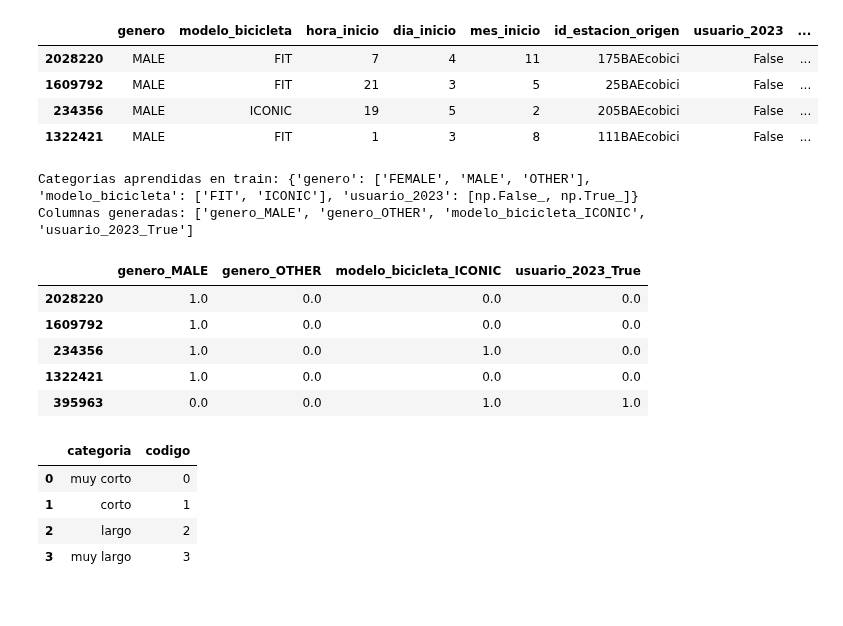
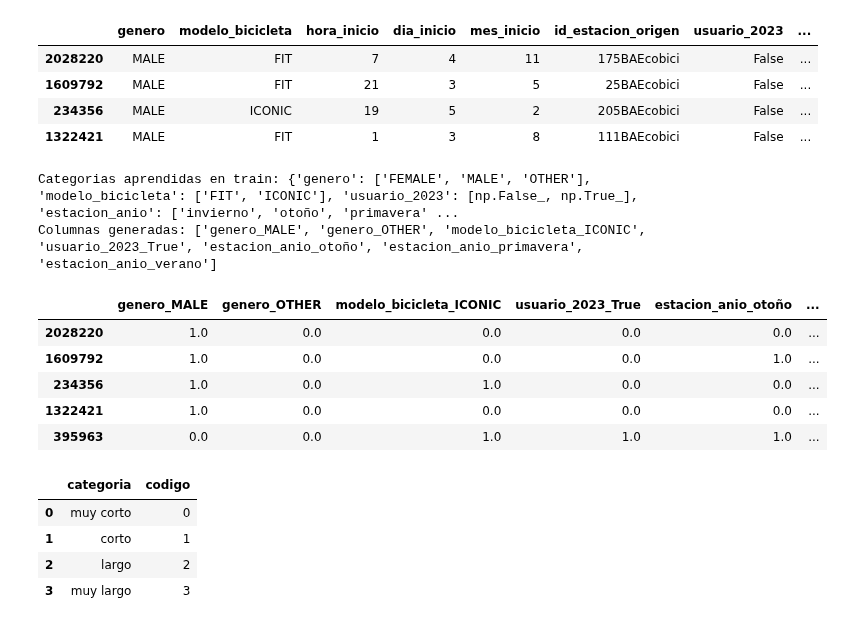
Before and after one commit to brigere/data-anlysis-ceia, a Jupyter notebook: tp_final_2026.ipynb, the cells around one changed output. Saved outputs shown, nothing was run; the diff lists cells and outputs as text; code cells hidden in the pictures.

```diff
--- a/tp_final_2026.ipynb
+++ b/tp_final_2026.ipynb
@@ -640,4 +983,14 @@ Dato curioso observado en combinaciones: 10 de las 20 combinaciones más frecuen
 df_recorridos["hora_inicio"] = df_recorridos["fecha_origen_recorrido"].dt.hour    # 0-23
 df_recorridos["dia_inicio"] = df_recorridos["fecha_origen_recorrido"].dt.dayofweek  # 0-6 (0 = lunes, 6 = domingo)
 df_recorridos["mes_inicio"] = df_recorridos["fecha_origen_recorrido"].dt.month    # 1-12
+
+mes_dia = df_recorridos["mes_inicio"] * 100 + df_recorridos["fecha_origen_recorrido"].dt.day   # 21 de marzo -> 321
+condiciones = [
+    (mes_dia >= 1221) | (mes_dia < 321),    # verano
+    (mes_dia >= 321) & (mes_dia < 621),     # otoño
+    (mes_dia >= 621) & (mes_dia < 921),     # invierno
+    (mes_dia >= 921) & (mes_dia < 1221),    # primavera
+]
+estaciones_anio = ["verano", "otoño", "invierno", "primavera"]
+df_recorridos["estacion_anio"] = pd.Categorical(np.select(condiciones, estaciones_anio, default=None), categories=estaciones_anio)
 # %%
@@ -804,7 +1184,7 @@ def eta_cuadrado(grupos):
 
 asociaciones = {}
 # numérica - nominal: eta cuadrado (0 a 1)
-for col in ["genero", "hora_inicio", "dia_inicio", "mes_inicio"]:
+for col in ["genero", "hora_inicio", "dia_inicio", "mes_inicio", "estacion_anio"]:
     asociaciones[col] = ("eta cuadrado", eta_cuadrado(df_recorridos[col].cat.add_categories("sin dato").fillna("sin dato") if col == "genero" else df_recorridos[col]))
 # numérica - numérica: Pearson (se reporta el valor absoluto para poder comparar la fuerza)
 for col in ["lat_estacion_origen", "long_estacion_origen"]:
@@ -851,7 +1232,8 @@ Sobre `id_usuario`: variable a eliminar, el id no tiene una utilidad.
 # el target (duracion_categoria) se crea después del split, con umbrales calculados solo en train:
 # por ahora se separa la duración en minutos
 target = ["duracion_recorrido_min"]
-features = ["genero", "modelo_bicicleta", "hora_inicio", "dia_inicio", "mes_inicio", "id_estacion_origen", "usuario_2023", "long_estacion_origen", "lat_estacion_origen"]
+features = ["genero", "modelo_bicicleta", "hora_inicio", "dia_inicio", "mes_inicio", "id_estacion_origen",
+            "usuario_2023", "long_estacion_origen", "lat_estacion_origen", "estacion_anio"]
 
 # observación: no se agregan columnas de id's (id_estacion_origen, id_usuario) ya que no aportan informacion para el modelo
 # y ademas son variables categoricas con muchas categorias, lo que puede afectar el rendimiento del modelo
@@ -1213,33 +1598,33 @@ X_train.head(4)
 # %%
 from sklearn.preprocessing import OneHotEncoder
 
 # features que necesitan ser codificadas: genero, modelo_bicicleta, usuario_2023
 # id_estacion_origen no se codifica: los ids no son utiles (alta cardinalidad, ver seccion de seleccion de features)
-cols_ohe = ["genero", "modelo_bicicleta", "usuario_2023"]
+cols_ohe = ["genero", "modelo_bicicleta", "usuario_2023", "estacion_anio"]
 
 # decidimos usar one-hot encoding ya que la cardinalidad es baja, no es ordinal, y no tenemos muchas features
 # drop="first" => remueve la columna redundante de cada variable (evita multicolinealidad en modelos lineales)
 # handle_unknown="ignore" => una categoria no vista en train queda con todos ceros en lugar de dar error
 # sparse_output=False => devuelve un array denso (aca son pocas columnas, y asi se puede ver como DataFrame)
 ohe = OneHotEncoder(drop="first", handle_unknown="ignore", sparse_output=False).set_output(transform="pandas")
 
 # el encoder aprende las categorias solo con train y se aplica igual a test (sin fuga de informacion)
 ohe.fit(X_train[cols_ohe])
 X_train_ohe = ohe.transform(X_train[cols_ohe])
 X_test_ohe = ohe.transform(X_test[cols_ohe])
 
 print("Categorias aprendidas en train:", {c: list(cats) for c, cats in zip(cols_ohe, ohe.categories_)})
 print("Columnas generadas:", list(X_train_ohe.columns))
 X_train_ohe.head()
 # %% [output]
-Categorias aprendidas en train: {'genero': ['FEMALE', 'MALE', 'OTHER'], 'modelo_bicicleta': ['FIT', 'ICONIC'], 'usuario_2023': [np.False_, np.True_]}
-Columnas generadas: ['genero_MALE', 'genero_OTHER', 'modelo_bicicleta_ICONIC', 'usuario_2023_True']
+Categorias aprendidas en train: {'genero': ['FEMALE', 'MALE', 'OTHER'], 'modelo_bicicleta': ['FIT', 'ICONIC'], 'usuario_2023': [np.False_, np.True_], 'estacion_anio': ['invierno', 'otoño', 'primavera' ...
+Columnas generadas: ['genero_MALE', 'genero_OTHER', 'modelo_bicicleta_ICONIC', 'usuario_2023_True', 'estacion_anio_otoño', 'estacion_anio_primavera', 'estacion_anio_verano']
-|  | genero_MALE | genero_OTHER | modelo_bicicleta_ICONIC | usuario_2023_True |
-| 2028220 | 1.0 | 0.0 | 0.0 | 0.0 |
-| 1609792 | 1.0 | 0.0 | 0.0 | 0.0 |
-| 234356 | 1.0 | 0.0 | 1.0 | 0.0 |
-| 1322421 | 1.0 | 0.0 | 0.0 | 0.0 |
-| 395963 | 0.0 | 0.0 | 1.0 | 1.0 |
+|  | genero_MALE | genero_OTHER | modelo_bicicleta_ICONIC | usuario_2023_True | estacion_anio_otoño | ... |
+| 2028220 | 1.0 | 0.0 | 0.0 | 0.0 | 0.0 | ... |
+| 1609792 | 1.0 | 0.0 | 0.0 | 0.0 | 1.0 | ... |
+| 234356 | 1.0 | 0.0 | 1.0 | 0.0 | 0.0 | ... |
+| 1322421 | 1.0 | 0.0 | 0.0 | 0.0 | 0.0 | ... |
+| 395963 | 0.0 | 0.0 | 1.0 | 1.0 | 1.0 | ... |
 # %%
 from sklearn.preprocessing import OrdinalEncoder
 
```
Also changed, not shown: parts of 19 cells of this notebook.
